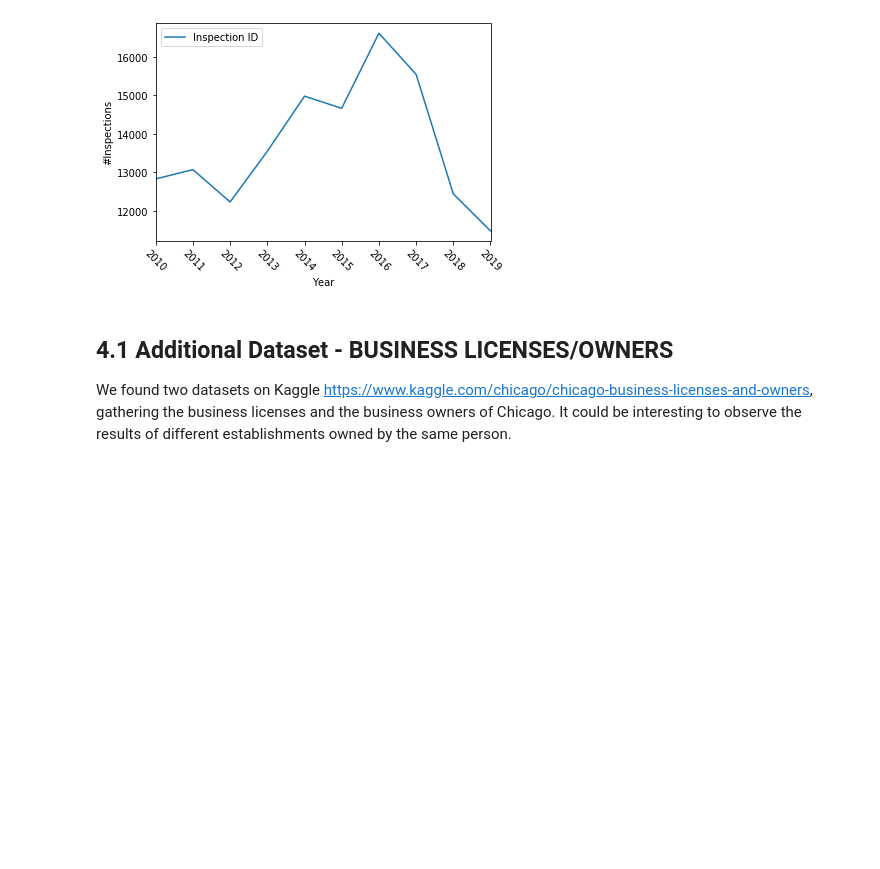
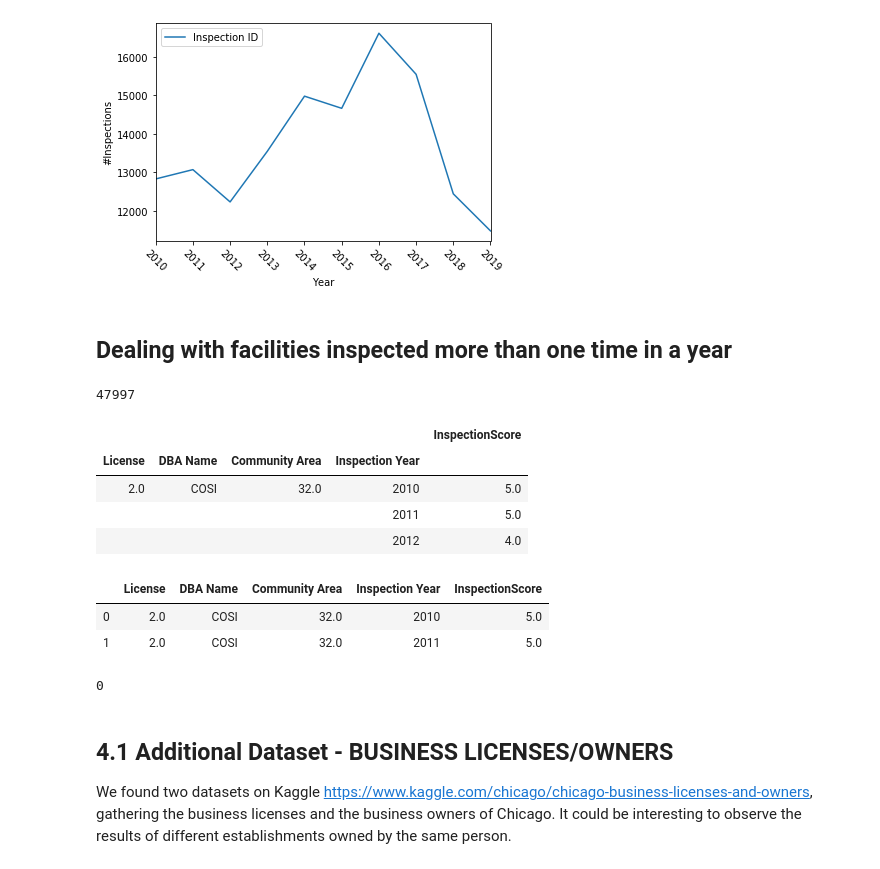
Before and after one commit to clairebilat/ada-2019-project-lost-and-found, a Jupyter notebook: Milestone-3.ipynb, the cells around one changed output. Drawn from its saved outputs; the diff is of its cells as text; code cells hidden in the pictures; blank space fills up the shorter version.

Commit message:
add eat_seat_facility based

```diff
--- a/Milestone-3.ipynb
+++ b/Milestone-3.ipynb
@@ -1084,4 +1091,21 @@ ax.set_ylabel('#Inspections')
 # %% [output]
 Text(0, 0.5, '#Inspections')
 [figure]
+# %% [markdown]
+## Dealing with facilities inspected more than one time in a year
+# %%
+duplicates = eat_seat[eat_seat.duplicated(['License','DBA Name', 'Inspection Year'])]
+len(duplicates)
+# %% [output]
+47997
+# %%
+eat_seat_facility = eat_seat[['License','DBA Name','Community Area','InspectionScore','Inspection Year']].copy().groupby(['License','DBA Name','Community Area','Inspection Year']).median()
+# %%
+eat_seat_facility.head(3)
+# %% [output]
+|  |  |  |  | InspectionScore |
+| License | DBA Name | Community Area | Inspection Year |  |
+| 2.0 | COSI | 32.0 | 2010 | 5.0 |
+|  |  |  | 2011 | 5.0 |
+|  |  |  | 2012 | 4.0 |
 # %%
@@ -1089,3 +1115,14 @@ eat_seat.to_csv('eat_seat_year.csv')
+# %%
+eat_seat_facility.head(2)
+# %% [output]
+|  | License | DBA Name | Community Area | Inspection Year | InspectionScore |
+| 0 | 2.0 | COSI | 32.0 | 2010 | 5.0 |
+| 1 | 2.0 | COSI | 32.0 | 2011 | 5.0 |
+# %%
+duplicates = eat_seat_facility[eat_seat_facility.duplicated(['License','DBA Name','Inspection Year'])]
+len(duplicates)
+# %% [output]
+0
 # %% [markdown]
 ## 4.1 Additional Dataset - BUSINESS LICENSES/OWNERS
 
```
Also changed, not shown: parts of 15 cells of this notebook.
